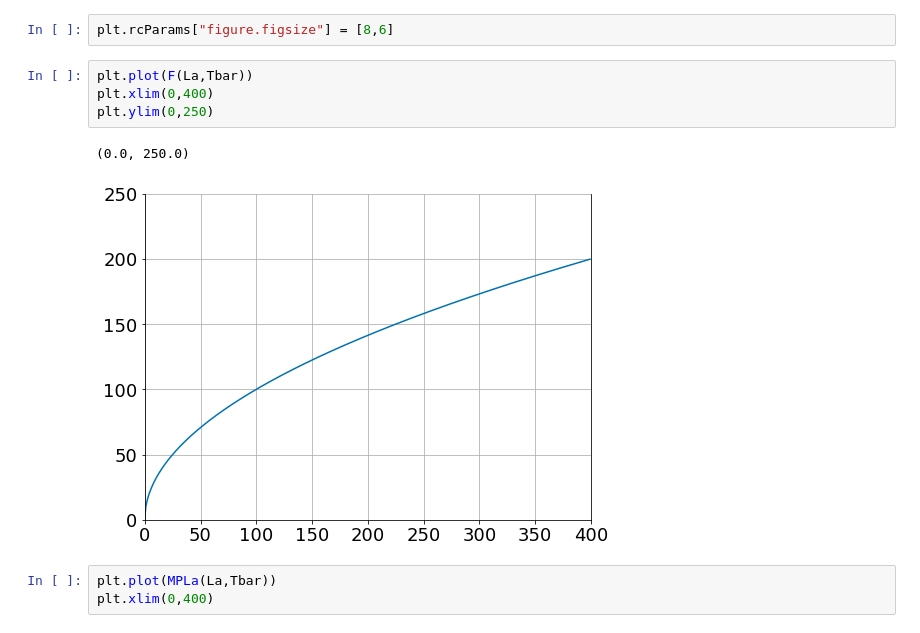
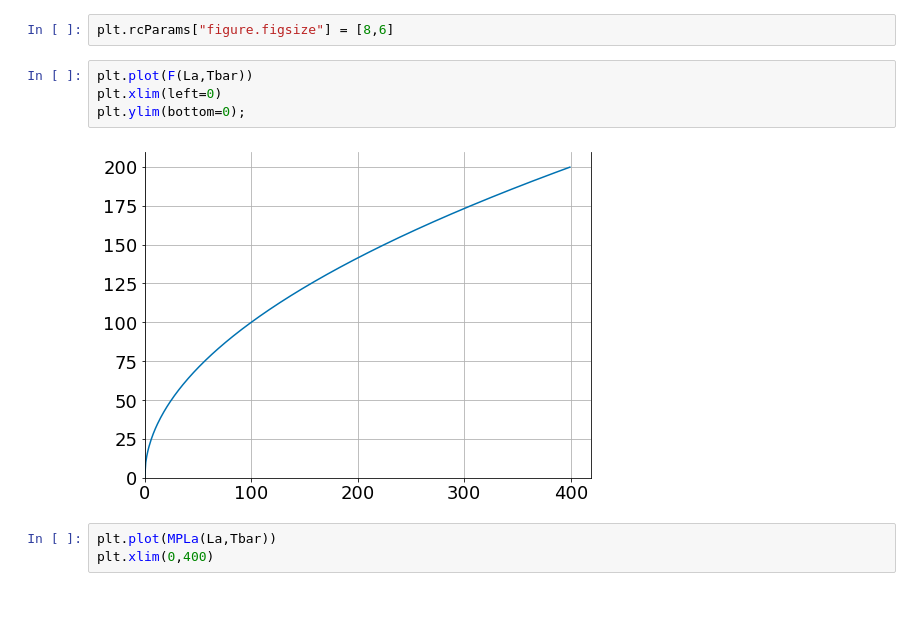
Before and after one commit to jhconning/Econ-Teach, a Jupyter notebook: notebooks/trade/CRSTechnology.ipynb, the cells around one changed output. Saved outputs shown, nothing was run; the diff lists cells and outputs as text; blank space fills up the shorter version.

```diff
--- a/notebooks/trade/CRSTechnology.ipynb
+++ b/notebooks/trade/CRSTechnology.ipynb
@@ -13,11 +13,10 @@ from sfm import *
 plt.rcParams["figure.figsize"] = [8,6]
 # %%
 plt.plot(F(La,Tbar))
-plt.xlim(0,400)
-plt.ylim(0,250)
+plt.xlim(left=0)
+plt.ylim(bottom=0);
 # %% [output]
-(0.0, 250.0)
-[figure, old version]
+[figure, new version]
 # %%
 plt.plot(MPLa(La,Tbar))
 plt.xlim(0,400)
```
Also changed, not shown: parts of 4 cells of this notebook, 7 other files.
